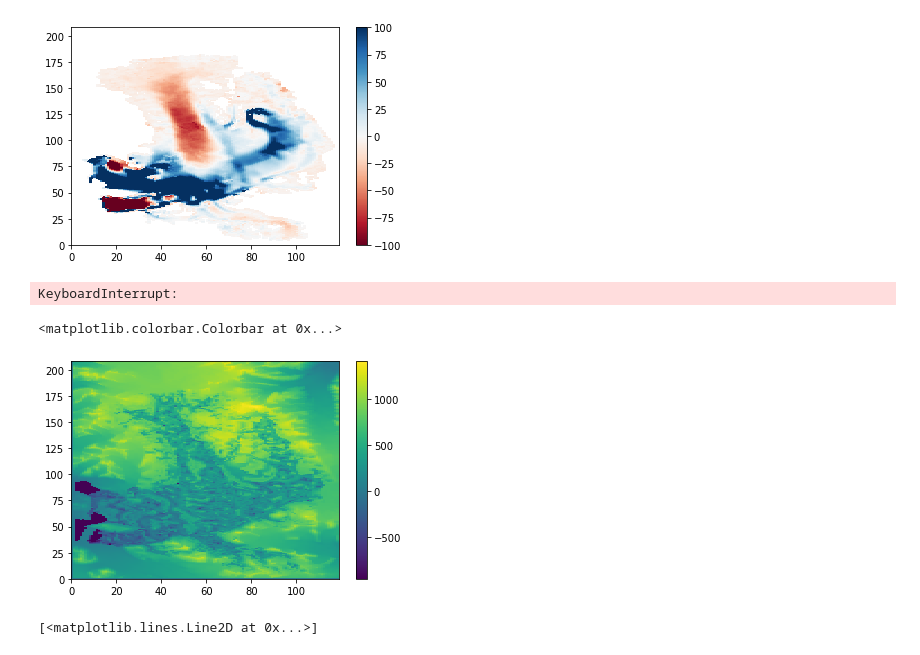
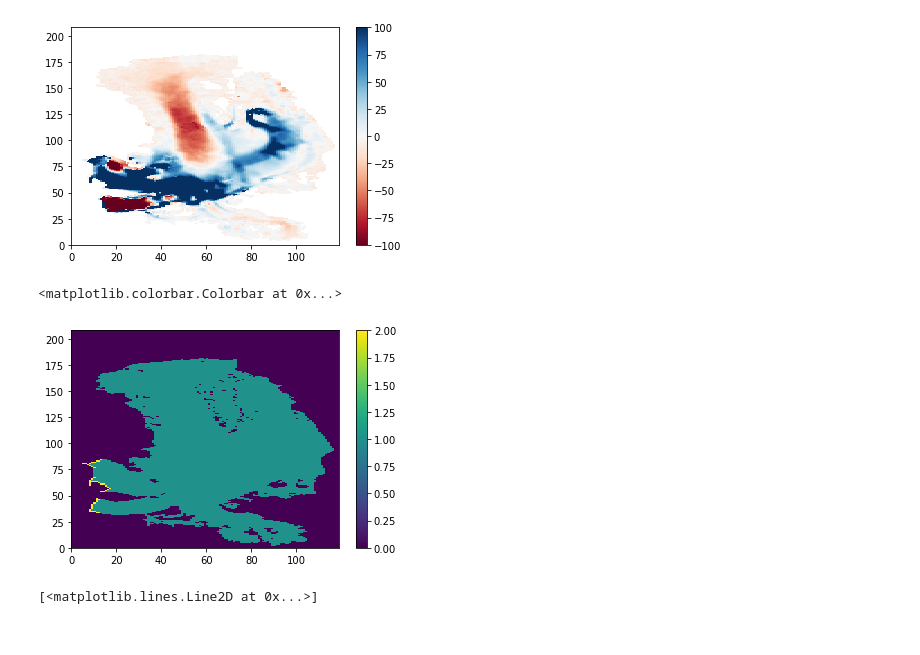
Before and after one commit to hahohe1892/thick_inv, a Jupyter notebook: auto_analysis.ipynb, the cells around one changed output. Drawn from its saved outputs; the diff is of its cells as text; code cells hidden in the pictures.

```diff
--- a/auto_analysis.ipynb
+++ b/auto_analysis.ipynb
@@ -2467,9 +380,7 @@ fig.colorbar(field, ax = ax)
 data = input_data()
 data.build_input()
 md = model(data)
-md.it_parameters.shift = 0
-md.it_parameters.pmax = 3000
-md.it_parameters.p_friction = 500
-md.iterate(data)
+#md.it_fields.vel_mes = data.vel_Jack*365*3.2
+#md.it_parameters.pmax = 800
+#md.it_parameters.p_friction = 500
+#md.iterate(data)
-# %% [output]
-KeyboardInterrupt:
@@ -2478,10 +387,10 @@ bla = shift(md.it_fields.B_rec, md.it_products.u_mod,md.it_products.v_mod,3)
 # %%
 fig,ax = plt.subplots()
-field = ax.pcolor(md.it_fields.B_rec)#, cmap='RdBu', vmin = -10, vmax = 10)
+field = ax.pcolor(data.mask+data.contact_zone)#, vmin = 0, vmax = 90)
 fig.colorbar(field, ax = ax)
 # %% [output]
 <matplotlib.colorbar.Colorbar at 0x...>
-[figure, old version]
+[figure, new version]
 # %%
 plt.plot(md.it_fields.B_init[40,:])
 #plt.plot(md.series.S_rec_all[-1][:,40])
```
Also changed, not shown: parts of 23 cells of this notebook, 2 other files.
